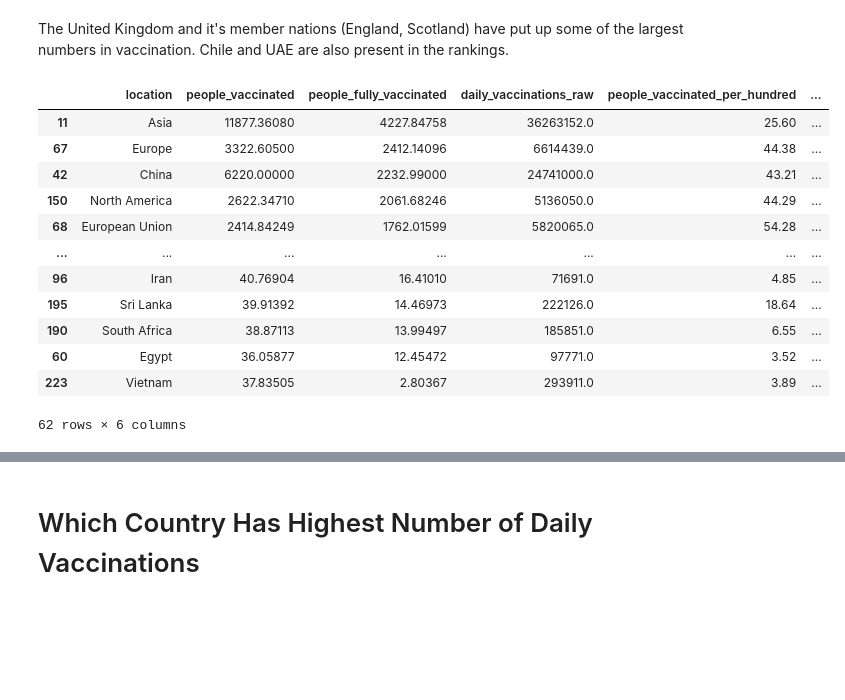
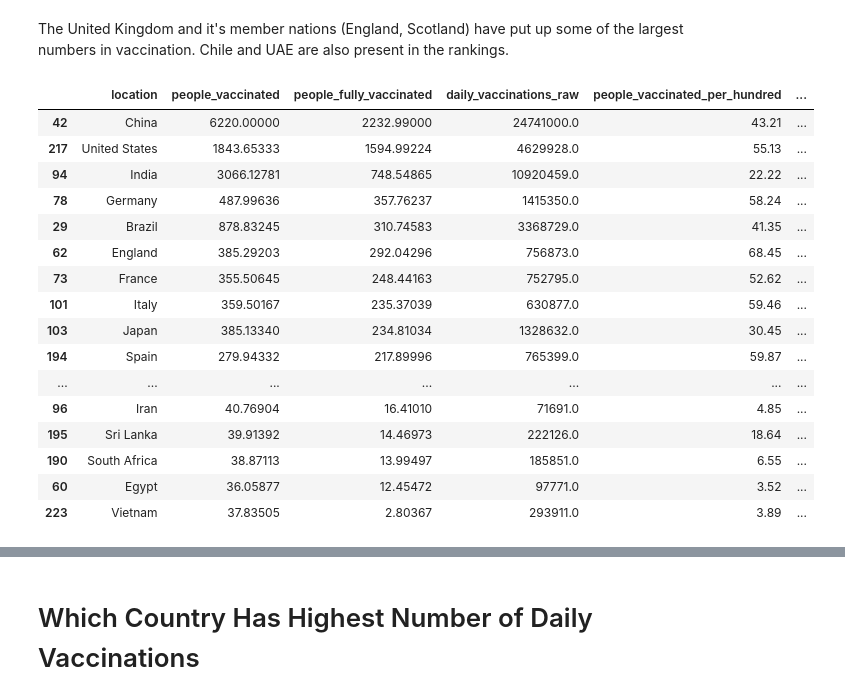
Before and after one commit to OtakuKvothe/COVID-19-Vaccinations, a Jupyter notebook: COVID-19 Vaccinations.ipynb, the cells around one changed output, grey strips where cells are left out. Cells and saved outputs as stored; diff of their text form; code cells hidden in the pictures; blank space fills up the shorter version.

```diff
--- a/COVID-19 Vaccinations.ipynb
+++ b/COVID-19 Vaccinations.ipynb
@@ -140,23 +140,29 @@ The United Kingdom and it's member nations (England, Scotland) have put up some
 # %%
 dfv = dfg.sort_values("people_fully_vaccinated", ascending=False).query("people_vaccinated > 3500000")
 dfv['people_fully_vaccinated']=dfv['people_fully_vaccinated']/100000
 dfv['people_vaccinated']=dfv['people_vaccinated']/100000
-dfv.drop([226, 89, 218, 119],axis=0,inplace=True)
+
+#dropping continents and coalitions, such as UK, EU, NA, SA, Asia and rows according to income level(high income, mid income, low income)
+dfv.drop([226,11,89,218,68,150,120,119,216,67,191],axis=0,inplace=True)
 dfv
 # %% [output]
 |  | location | people_vaccinated | people_fully_vaccinated | daily_vaccinations_raw | people_vaccinated_per_hundred | ... |
-| 11 | Asia | 11877.36080 | 4227.84758 | 36263152.0 | 25.60 | ... |
-| 67 | Europe | 3322.60500 | 2412.14096 | 6614439.0 | 44.38 | ... |
 | 42 | China | 6220.00000 | 2232.99000 | 24741000.0 | 43.21 | ... |
-| 150 | North America | 2622.34710 | 2061.68246 | 5136050.0 | 44.29 | ... |
-| 68 | European Union | 2414.84249 | 1762.01599 | 5820065.0 | 54.28 | ... |
+| 217 | United States | 1843.65333 | 1594.99224 | 4629928.0 | 55.13 | ... |
+| 94 | India | 3066.12781 | 748.54865 | 10920459.0 | 22.22 | ... |
+| 78 | Germany | 487.99636 | 357.76237 | 1415350.0 | 58.24 | ... |
+| 29 | Brazil | 878.83245 | 310.74583 | 3368729.0 | 41.35 | ... |
+| 62 | England | 385.29203 | 292.04296 | 756873.0 | 68.45 | ... |
+| 73 | France | 355.50645 | 248.44163 | 752795.0 | 52.62 | ... |
+| 101 | Italy | 359.50167 | 235.37039 | 630877.0 | 59.46 | ... |
+| 103 | Japan | 385.13340 | 234.81034 | 1328632.0 | 30.45 | ... |
+| 194 | Spain | 279.94332 | 217.89996 | 765399.0 | 59.87 | ... |
 | ... | ... | ... | ... | ... | ... | ... |
 | 96 | Iran | 40.76904 | 16.41010 | 71691.0 | 4.85 | ... |
 | 195 | Sri Lanka | 39.91392 | 14.46973 | 222126.0 | 18.64 | ... |
 | 190 | South Africa | 38.87113 | 13.99497 | 185851.0 | 6.55 | ... |
 | 60 | Egypt | 36.05877 | 12.45472 | 97771.0 | 3.52 | ... |
 | 223 | Vietnam | 37.83505 | 2.80367 | 293911.0 | 3.89 | ... |
-62 rows × 6 columns
 # %%
 sns.set(style="whitegrid")
 
```
Also changed, not shown: parts of 16 cells of this notebook.
